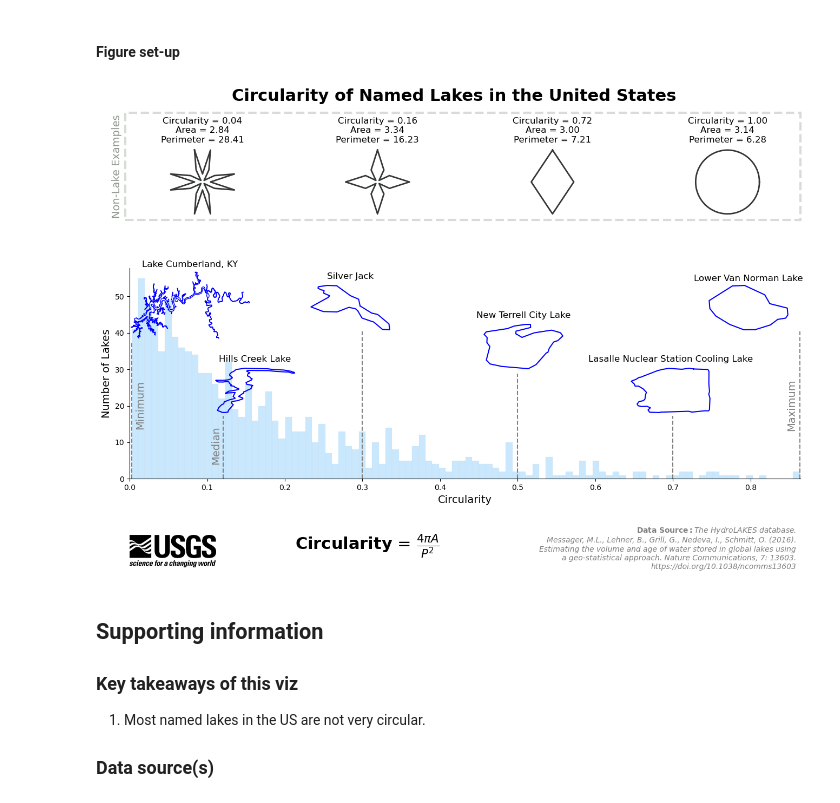
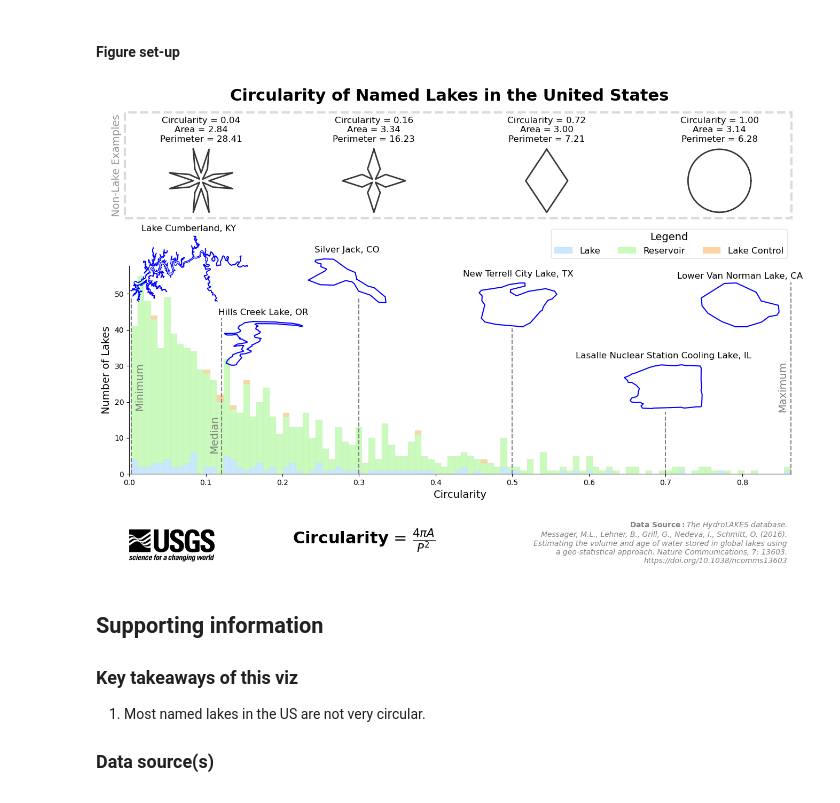
Before and after one commit to DOI-USGS/vizlab-chart-challenge-23, a Jupyter notebook: 11_circular_jhariharan/11_circular_jhariharan_script.ipynb, the cells around one changed output. Saved outputs shown, nothing was run; the diff lists cells and outputs as text; code cells hidden in the pictures.

Commit message:
stack bar by lake type

```diff
--- a/11_circular_jhariharan/11_circular_jhariharan_script.ipynb
+++ b/11_circular_jhariharan/11_circular_jhariharan_script.ipynb
@@ -122,0 +124,14 @@ Name: 64, dtype: object
+# %%
+# split gdf into lake, reservoir, and lake control
+lake_gdf = us_gdf[us_gdf["Lake_type"] == 1]
+reservoir_gdf = us_gdf[us_gdf["Lake_type"] == 2]
+lake_control_gdf = us_gdf[us_gdf["Lake_type"] == 3]
+# make stacked bar plot of circularity by lake type
+fig, ax = plt.subplots(figsize=(10, 6))
+ax.hist([lake_gdf["circularity"], reservoir_gdf["circularity"], lake_control_gdf["circularity"]],
+        bins=100, stacked=True, label=["Lake", "Reservoir", "Lake Control"])
+ax.set_xlabel("Circularity")
+ax.set_ylabel("Count")
+ax.set_title("Circularity of US Lakes by Type")
+ax.legend()
+plt.show()
@@ -419,21 +436,28 @@ fig.text(0.11, 0.84, "Non-Lake Examples", fontsize=14,
 ax2.set_axis_off()
 
 # plot the circularity distribution of the lakes in the middle
-ax5.hist(us_gdf["circularity"], bins=100, color="xkcd:light blue",
-         alpha=0.5, edgecolor='xkcd:light gray', linewidth=0.25)
+# make stacked bar plot of circularity by lake type
+ax5.hist([lake_gdf["circularity"], reservoir_gdf["circularity"], lake_control_gdf["circularity"]],
+        bins=100, stacked=True, label=["Lake", "Reservoir", "Lake Control"],
+        color=["xkcd:light blue", "xkcd:light green", "xkcd:light orange"],
+        alpha=0.5, edgecolor='xkcd:light gray', linewidth=0.25)
+ax5.legend(loc="upper right", fontsize=12, fancybox=True, framealpha=0.5,
+           ncol=3, bbox_to_anchor=(1.0, 1.2), title="Legend", title_fontsize=14)
+# ax5.hist(us_gdf["circularity"], bins=100, color="xkcd:light blue",
+#          alpha=0.5, edgecolor='xkcd:light gray', linewidth=0.25)
 # hide the top and right axes
 ax5.spines["top"].set_visible(False)
 ax5.spines["right"].set_visible(False)
 # plot vertical line at minimum circularity
-ax5.axvline(us_gdf["circularity"].min(), color="gray", linestyle="--", ymax=0.65)
+ax5.axvline(us_gdf["circularity"].min(), color="gray", linestyle="--", ymax=0.85)
 # plot vertical line at maximum circularity
-ax5.axvline(us_gdf["circularity"].max(), color="gray", linestyle="--", ymax=0.7)
+ax5.axvline(us_gdf["circularity"].max(), color="gray", linestyle="--", ymax=0.92)
 # plot vertical line at median circularity
-ax5.axvline(us_gdf["circularity"].median(), color="gray", linestyle="--", ymax=0.3)
+ax5.axvline(us_gdf["circularity"].median(), color="gray", linestyle="--", ymax=0.75)
 # plot vertical line at 0.3 circularity
-ax5.axvline(0.3, color="gray", linestyle="--", ymax=0.7)
+ax5.axvline(0.3, color="gray", linestyle="--", ymax=0.85)
 # plot vertical line at 0.5 circularity
-ax5.axvline(0.5, color="gray", linestyle="--", ymax=0.5)
+ax5.axvline(0.5, color="gray", linestyle="--", ymax=0.7)
 # plot vertical line at 0.7 circularity
 ax5.axvline(0.7, color="gray", linestyle="--", ymax=0.3)
 # label the axes
@@ -479,12 +503,12 @@ ax8 = fig.add_axes([0.79, 0.5, 0.1, 0.1])
 x, y = most_circular_geom.exterior.xy
 ax8.plot(x, y, color="blue", linewidth=1.5)
 # add the name of the lake
-ax8.set_title(f"{most_circular_name}", y=0.95)
+ax8.set_title(f"{most_circular_name}, CA", y=0.95)
 # turn off axes
 ax8.set_axis_off()
 
 # add axes for least circular lake
-ax9 = fig.add_axes([0.12, 0.48, 0.15, 0.15])
+ax9 = fig.add_axes([0.12, 0.55, 0.15, 0.15])
 # plot the least circular lake
 x, y = least_circular_geom.exterior.xy
 ax9.plot(x, y, color="blue", linewidth=1)
@@ -494,65 +518,65 @@ ax9.set_title(f"{least_circular_name}, KY", pad=0.1)
 ax9.set_axis_off()
 
 # add axes for the median circular lake
-ax10 = fig.add_axes([0.22, 0.33, 0.1, 0.1])
+ax10 = fig.add_axes([0.232, 0.42, 0.1, 0.1])
 # plot the median circular lake
 x, y = median_circular_geom.exterior.xy
 ax10.plot(x, y, color="blue", linewidth=1.5)
 # add the name of the lake
-ax10.set_title(f"{median_circular_name}")
+ax10.set_title(f"{median_circular_name}, OR")
 # turn off axes
 ax10.set_axis_off()
 
 # add axes for 0.3 circularity
-ax11 = fig.add_axes([0.33, 0.5, 0.1, 0.1])
+ax11 = fig.add_axes([0.33, 0.55, 0.1, 0.1])
 # plot the 0.3 circular lake
 x, y = geom03.exterior.xy
 ax11.plot(x, y, color="blue", linewidth=1.5)
 # add the name of the lake
-ax11.set_title(f"{name03}")
+ax11.set_title(f"{name03}, CO")
 # turn off axes
 ax11.set_axis_off()
 
 # add axes for 0.5 circularity
-ax12 = fig.add_axes([0.53, 0.42, 0.1, 0.1])
+ax12 = fig.add_axes([0.53, 0.5, 0.1, 0.1])
 # plot the 0.5 circular lake
 x, y = geom05.exterior.xy
 ax12.plot(x, y, color="blue", linewidth=1.5)
 # add the name of the lake
-ax12.set_title(f"{name05}")
+ax12.set_title(f"{name05}, TX")
 # turn off axes
 ax12.set_axis_off()
 
 # add axes for 0.7 circularity
 ax13 = fig.add_axes([0.7, 0.33, 0.1, 0.1])
 # plot the 0.7 circular lake
 x, y = geom07.exterior.xy
 ax13.plot(x, y, color="blue", linewidth=1.5)
 # add the name of the lake
 ax13.set_title(f"{name07}, IL")
 # turn off axes
 ax13.set_axis_off()
 
 # vertical text labeling min
-fig.text(0.137, 0.35, "Minimum", fontsize=14,
+fig.text(0.137, 0.38, "Minimum", fontsize=14,
             ha="center", va="center", rotation=90,
             c="gray")
 # vertical text labeling max
-fig.text(0.89, 0.35, "Maximum", fontsize=14,
+fig.text(0.89, 0.38, "Maximum", fontsize=14,
             ha="center", va="center", rotation=90,
             c="gray")
 # vertical text labeling median
-fig.text(0.225, 0.267, "Median", fontsize=14,
+fig.text(0.225, 0.28, "Median", fontsize=14,
             ha="center", va="center", rotation=90,
             c="gray")
 
 # save the figure
 fig.savefig('out/20230411_circular_jhariharan.png', dpi=300, bbox_inches='tight')
 
 # show the plot
 plt.show()
 # %% [output]
-[figure, old version]
+[figure, new version]
 # %% [markdown]
 ## Supporting information
 
```
Also changed, not shown: parts of 3 cells of this notebook.
